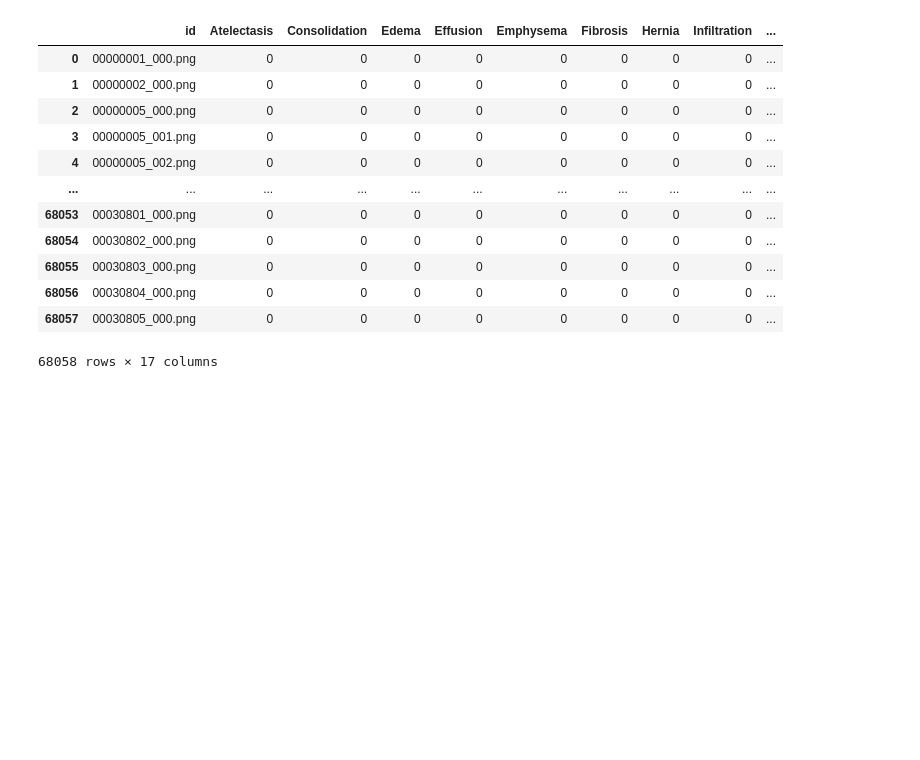
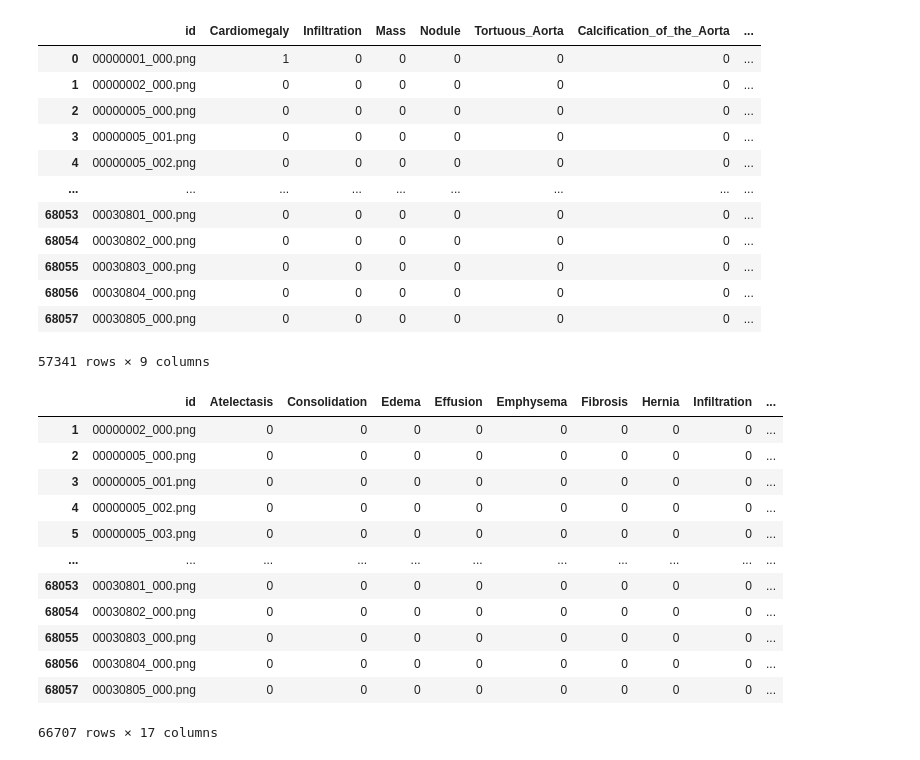
Before and after one commit to JacksonKehoe/LungCancerDetection, a Jupyter notebook: rough_notebook.ipynb, the cells around one changed output. Saved outputs shown, nothing was run; the diff lists cells and outputs as text; code cells hidden in the pictures; blank space fills up the shorter version.

Commit message:
completed preprocessing of images, ready for test on finding vs no_finding

```diff
--- a/rough_notebook.ipynb
+++ b/rough_notebook.ipynb
@@ -35,61 +35,77 @@ df_label_train.rename(columns = {'Tortuous Aorta':'Tortuous_Aorta'}, inplace = T
 df_label_train.rename(columns = {'Calcification of the Aorta':'Calcification_of_the_Aorta'}, inplace = True)
 df_label_test.rename(columns = {'No Finding':'No_Finding'}, inplace = True)
 df_label_test.rename(columns = {'Subcutaneous Emphysema':'Subcutaneous_Emphysema'}, inplace = True)
 df_label_test.rename(columns = {'Tortuous Aorta':'Tortuous_Aorta'}, inplace = True)
 df_label_test.rename(columns = {'Calcification of the Aorta':'Calcification_of_the_Aorta'}, inplace = True)
 df_balanced_test.rename(columns = {'No Finding':'No_Finding'}, inplace = True)
 df_balanced_test.rename(columns = {'Subcutaneous Emphysema':'Subcutaneous_Emphysema'}, inplace = True)
 df_balanced_test.rename(columns = {'Tortuous Aorta':'Tortuous_Aorta'}, inplace = True)
 df_balanced_test.rename(columns = {'Calcification of the Aorta':'Calcification_of_the_Aorta'}, inplace = True)
 df_balanced_val.rename(columns = {'No Finding':'No_Finding'}, inplace = True)
 df_balanced_val.rename(columns = {'Subcutaneous Emphysema':'Subcutaneous_Emphysema'}, inplace = True)
 df_balanced_val.rename(columns = {'Tortuous Aorta':'Tortuous_Aorta'}, inplace = True)
 df_balanced_val.rename(columns = {'Calcification of the Aorta':'Calcification_of_the_Aorta'}, inplace = True)
 
 #create new dataframes that contain solely heart issues
 #include columns only with heart related labels
 #remove rows where all values are zero (no finding == 0 -> condition)
 #cant do one liner for dropping so have to use conditional drop
 df_label_train_heart = df_label_train[["id", "Cardiomegaly", "Infiltration", "Mass", "Nodule", "Tortuous_Aorta", "Calcification_of_the_Aorta", "No_Finding", "subject_id"]]
-df_label_train_heart = df_label_train_heart.drop(df_label_train_heart[(df_label_train_heart.Cardiomegaly == 0) & (df_label_train_heart.Infiltration == 0) & (df_label_train_heart.Mass == 0) & (df_label_train_heart.Nodule == 0) & (df_label_train_heart.Tortuous_Aorta == 0) & (df_label_train_heart.Calcification_of_the_Aorta == 0) &(df_label_train_heart.No_Finding == 0) ].index)
+df_label_train_heart = df_label_train_heart.drop(df_label_train_heart[(df_label_train_heart.Cardiomegaly == 0) & (df_label_train_heart.Infiltration == 0) & (df_label_train_heart.Mass == 0) & (df_label_train_heart.Nodule == 0) & (df_label_train_heart.Tortuous_Aorta == 0) & (df_label_train_heart.Calcification_of_the_Aorta == 0) & (df_label_train_heart.No_Finding == 0) ].index)
 df_label_test_heart = df_label_test[["id", "Cardiomegaly", "Infiltration", "Mass", "Nodule", "Tortuous_Aorta", "Calcification_of_the_Aorta", "No_Finding", "subject_id"]]
-df_label_test_heart = df_label_test_heart.drop(df_label_test_heart[(df_label_test_heart.Cardiomegaly == 0) & (df_label_test_heart.Infiltration == 0) & (df_label_test_heart.Mass == 0) & (df_label_test_heart.Nodule == 0) & (df_label_test_heart.Tortuous_Aorta == 0) & (df_label_test_heart.Calcification_of_the_Aorta == 0) &(df_label_test_heart.No_Finding == 0) ].index)
+df_label_test_heart = df_label_test_heart.drop(df_label_test_heart[(df_label_test_heart.Cardiomegaly == 0) & (df_label_test_heart.Infiltration == 0) & (df_label_test_heart.Mass == 0) & (df_label_test_heart.Nodule == 0) & (df_label_test_heart.Tortuous_Aorta == 0) & (df_label_test_heart.Calcification_of_the_Aorta == 0) & (df_label_test_heart.No_Finding == 0) ].index)
 df_balanced_test_heart = df_balanced_test[["id", "Cardiomegaly", "Infiltration", "Mass", "Nodule", "Tortuous_Aorta", "Calcification_of_the_Aorta", "No_Finding", "subject_id"]]
-df_balanced_test_heart = df_balanced_test_heart.drop(df_balanced_test_heart[(df_balanced_test_heart.Cardiomegaly == 0) & (df_balanced_test_heart.Infiltration == 0) & (df_balanced_test_heart.Mass == 0) & (df_balanced_test_heart.Nodule == 0) & (df_balanced_test_heart.Tortuous_Aorta == 0) & (df_balanced_test_heart.Calcification_of_the_Aorta == 0) &(df_balanced_test_heart.No_Finding == 0) ].index)
+df_balanced_test_heart = df_balanced_test_heart.drop(df_balanced_test_heart[(df_balanced_test_heart.Cardiomegaly == 0) & (df_balanced_test_heart.Infiltration == 0) & (df_balanced_test_heart.Mass == 0) & (df_balanced_test_heart.Nodule == 0) & (df_balanced_test_heart.Tortuous_Aorta == 0) & (df_balanced_test_heart.Calcification_of_the_Aorta == 0) & (df_balanced_test_heart.No_Finding == 0) ].index)
 df_balanced_val_heart = df_balanced_val[["id", "Cardiomegaly", "Infiltration", "Mass", "Nodule", "Tortuous_Aorta", "Calcification_of_the_Aorta", "No_Finding", "subject_id"]]
-df_balanced_val_heart = df_balanced_val_heart.drop(df_balanced_val_heart[(df_balanced_val_heart.Cardiomegaly == 0) & (df_balanced_val_heart.Infiltration == 0) & (df_balanced_val_heart.Mass == 0) & (df_balanced_val_heart.Nodule == 0) & (df_balanced_val_heart.Tortuous_Aorta == 0) & (df_balanced_val_heart.Calcification_of_the_Aorta == 0) &(df_balanced_val_heart.No_Finding == 0) ].index)
+df_balanced_val_heart = df_balanced_val_heart.drop(df_balanced_val_heart[(df_balanced_val_heart.Cardiomegaly == 0) & (df_balanced_val_heart.Infiltration == 0) & (df_balanced_val_heart.Mass == 0) & (df_balanced_val_heart.Nodule == 0) & (df_balanced_val_heart.Tortuous_Aorta == 0) & (df_balanced_val_heart.Calcification_of_the_Aorta == 0) & (df_balanced_val_heart.No_Finding == 0) ].index)
+display(df_label_train_heart)
 
 # #create new dataframes that contain solely lung issues (what we are currently concerned with)
 # #include columns only with lung related labels
 # #remove rows where all values are zero
 df_label_train_lung = df_label_train[["id", "Atelectasis", "Consolidation", "Edema", "Effusion", "Emphysema", "Fibrosis", "Hernia", "Infiltration", "Mass", "Nodule", "Pleural_Thickening", "Pneumonia", "Pneumothorax", "Pneumomediastinum", "No_Finding", "subject_id"]]
-df_label_test_lung = [["id", "Atelectasis", "Consolidation", "Edema", "Effusion", "Emphysema", "Fibrosis", "Hernia", "Infiltration", "Mass", "Nodule", "Pleural_Thickening", "Pneumonia", "Pneumothorax", "Pneumomediastinum", "No_Finding", "subject_id"]]
-df_balanced_test_lung = [["id", "Atelectasis", "Consolidation", "Edema", "Effusion", "Emphysema", "Fibrosis", "Hernia", "Infiltration", "Mass", "Nodule", "Pleural_Thickening", "Pneumonia", "Pneumothorax", "Pneumomediastinum", "No_Finding", "subject_id"]]
-df_balanced_val_lung = [["id", "Atelectasis", "Consolidation", "Edema", "Effusion", "Emphysema", "Fibrosis", "Hernia", "Infiltration", "Mass", "Nodule", "Pleural_Thickening", "Pneumonia", "Pneumothorax", "Pneumomediastinum", "No_Finding", "subject_id"]]
+df_label_train_lung = df_label_train_lung.drop(df_label_train_lung[(df_label_train_lung.Atelectasis == 0) & (df_label_train_lung.Consolidation == 0) & (df_label_train_lung.Edema == 0) & (df_label_train_lung.Effusion == 0) & (df_label_train_lung.Emphysema == 0) & (df_label_train_lung.Fibrosis == 0) & (df_label_train_lung.Hernia == 0) & (df_label_train_lung.Infiltration == 0) & (df_label_train_lung.Mass == 0) & (df_label_train_lung.Nodule == 0) & (df_label_train_lung.Pleural_Thickening == 0) & (df_label_train_lung.Pneumonia == 0) & (df_label_train_lung.Pneumothorax == 0)& (df_label_train_lung.Pneumomediastinum == 0) & (df_label_train_lung.No_Finding == 0)].index)
+df_label_test_lung = df_label_test[["id", "Atelectasis", "Consolidation", "Edema", "Effusion", "Emphysema", "Fibrosis", "Hernia", "Infiltration", "Mass", "Nodule", "Pleural_Thickening", "Pneumonia", "Pneumothorax", "Pneumomediastinum", "No_Finding", "subject_id"]]
+df_label_test_lung = df_label_test_lung.drop(df_label_test_lung[(df_label_test_lung.Atelectasis == 0) & (df_label_test_lung.Consolidation == 0) & (df_label_test_lung.Edema == 0) & (df_label_test_lung.Effusion == 0) & (df_label_test_lung.Emphysema == 0) & (df_label_test_lung.Fibrosis == 0) & (df_label_test_lung.Hernia == 0) & (df_label_test_lung.Infiltration == 0) & (df_label_test_lung.Mass == 0) & (df_label_test_lung.Nodule == 0) & (df_label_test_lung.Pleural_Thickening == 0) & (df_label_test_lung.Pneumonia == 0) & (df_label_test_lung.Pneumothorax == 0)& (df_label_test_lung.Pneumomediastinum == 0) & (df_label_test_lung.No_Finding == 0)].index)
+df_balanced_test_lung = df_balanced_test[["id", "Atelectasis", "Consolidation", "Edema", "Effusion", "Emphysema", "Fibrosis", "Hernia", "Infiltration", "Mass", "Nodule", "Pleural_Thickening", "Pneumonia", "Pneumothorax", "Pneumomediastinum", "No_Finding", "subject_id"]]
+df_balanced_test_lung = df_balanced_test_lung.drop(df_balanced_test_lung[(df_balanced_test_lung.Atelectasis == 0) & (df_balanced_test_lung.Consolidation == 0) & (df_balanced_test_lung.Edema == 0) & (df_balanced_test_lung.Effusion == 0) & (df_balanced_test_lung.Emphysema == 0) & (df_balanced_test_lung.Fibrosis == 0) & (df_balanced_test_lung.Hernia == 0) & (df_balanced_test_lung.Infiltration == 0) & (df_balanced_test_lung.Mass == 0) & (df_balanced_test_lung.Nodule == 0) & (df_balanced_test_lung.Pleural_Thickening == 0) & (df_balanced_test_lung.Pneumonia == 0) & (df_balanced_test_lung.Pneumothorax == 0) & (df_balanced_test_lung.Pneumomediastinum == 0) & (df_balanced_test_lung.No_Finding == 0)].index)
+df_balanced_val_lung = df_balanced_val[["id", "Atelectasis", "Consolidation", "Edema", "Effusion", "Emphysema", "Fibrosis", "Hernia", "Infiltration", "Mass", "Nodule", "Pleural_Thickening", "Pneumonia", "Pneumothorax", "Pneumomediastinum", "No_Finding", "subject_id"]]
+df_balanced_val_lung = df_balanced_val_lung.drop(df_balanced_val_lung[(df_balanced_val_lung.Atelectasis == 0) & (df_balanced_val_lung.Consolidation == 0) & (df_balanced_val_lung.Edema == 0) & (df_balanced_val_lung.Effusion == 0) & (df_balanced_val_lung.Emphysema == 0) & (df_balanced_val_lung.Fibrosis == 0) & (df_balanced_val_lung.Hernia == 0) & (df_balanced_val_lung.Infiltration == 0) & (df_balanced_val_lung.Mass == 0) & (df_balanced_val_lung.Nodule == 0) & (df_balanced_val_lung.Pleural_Thickening == 0) & (df_balanced_val_lung.Pneumonia == 0) & (df_balanced_val_lung.Pneumothorax == 0) & (df_balanced_val_lung.Pneumomediastinum == 0) & (df_balanced_val_lung.No_Finding == 0)].index)
 display(df_label_train_lung)
 
-# #saving new dataframes
-# df_label_train_heart.to_csv(csv_path + '', index=False)
-# df_label_test_heart.to_csv(csv_path + '', index=False)
-# df_balanced_test_heart.to_csv(csv_path + '', index=False)
-# df_balanced_val_heart.to_csv(csv_path + '', index=False)
-# df_image_id_heart.to_csv(csv_path + '', index=False)
-# df_label_train_lung.to_csv(csv_path + '', index=False)
-# df_label_test_lung.to_csv(csv_path + '', index=False)
-# df_balanced_test_lung.to_csv(csv_path + '', index=False)
-# df_balanced_val_lung.to_csv(csv_path + '', index=False)
-# df_image_id_lung.to_csv(csv_path + '', index=False)
+#saving new dataframes
+df_label_train_heart.to_csv(csv_path + 'label_train_heart.csv', index=False)
+df_label_test_heart.to_csv(csv_path + 'label_test_heart.csv', index=False)
+df_balanced_test_heart.to_csv(csv_path + 'balanced_test_heart.csv', index=False)
+df_balanced_val_heart.to_csv(csv_path + 'balanced_val_heart.csv', index=False)
+df_label_train_lung.to_csv(csv_path + 'label_train_lung.csv', index=False)
+df_label_test_lung.to_csv(csv_path + 'label_test_lung.csv', index=False)
+df_balanced_test_lung.to_csv(csv_path + 'balanced_test_lung.csv', index=False)
+df_balanced_val_lung.to_csv(csv_path + 'balanced_val_lung.csv', index=False)
 # %% [output]
-|  | id | Atelectasis | Consolidation | Edema | Effusion | Emphysema | Fibrosis | Hernia | Infiltration | ... |
-| 0 | 00000001_000.png | 0 | 0 | 0 | 0 | 0 | 0 | 0 | 0 | ... |
-| 1 | 00000002_000.png | 0 | 0 | 0 | 0 | 0 | 0 | 0 | 0 | ... |
-| 2 | 00000005_000.png | 0 | 0 | 0 | 0 | 0 | 0 | 0 | 0 | ... |
-| 3 | 00000005_001.png | 0 | 0 | 0 | 0 | 0 | 0 | 0 | 0 | ... |
-| 4 | 00000005_002.png | 0 | 0 | 0 | 0 | 0 | 0 | 0 | 0 | ... |
-| ... | ... | ... | ... | ... | ... | ... | ... | ... | ... | ... |
-| 68053 | 00030801_000.png | 0 | 0 | 0 | 0 | 0 | 0 | 0 | 0 | ... |
-| 68054 | 00030802_000.png | 0 | 0 | 0 | 0 | 0 | 0 | 0 | 0 | ... |
-| 68055 | 00030803_000.png | 0 | 0 | 0 | 0 | 0 | 0 | 0 | 0 | ... |
-| 68056 | 00030804_000.png | 0 | 0 | 0 | 0 | 0 | 0 | 0 | 0 | ... |
-| 68057 | 00030805_000.png | 0 | 0 | 0 | 0 | 0 | 0 | 0 | 0 | ... |
+|  | id | Cardiomegaly | Infiltration | Mass | Nodule | Tortuous_Aorta | Calcification_of_the_Aorta | ... |
+| 0 | 00000001_000.png | 1 | 0 | 0 | 0 | 0 | 0 | ... |
+| 1 | 00000002_000.png | 0 | 0 | 0 | 0 | 0 | 0 | ... |
+| 2 | 00000005_000.png | 0 | 0 | 0 | 0 | 0 | 0 | ... |
+| 3 | 00000005_001.png | 0 | 0 | 0 | 0 | 0 | 0 | ... |
+| 4 | 00000005_002.png | 0 | 0 | 0 | 0 | 0 | 0 | ... |
+| ... | ... | ... | ... | ... | ... | ... | ... | ... |
+| 68053 | 00030801_000.png | 0 | 0 | 0 | 0 | 0 | 0 | ... |
+| 68054 | 00030802_000.png | 0 | 0 | 0 | 0 | 0 | 0 | ... |
+| 68055 | 00030803_000.png | 0 | 0 | 0 | 0 | 0 | 0 | ... |
+| 68056 | 00030804_000.png | 0 | 0 | 0 | 0 | 0 | 0 | ... |
+| 68057 | 00030805_000.png | 0 | 0 | 0 | 0 | 0 | 0 | ... |
-68058 rows × 17 columns
+57341 rows × 9 columns
+|  | id | Atelectasis | Consolidation | Edema | Effusion | Emphysema | Fibrosis | Hernia | Infiltration | ... |
+| 1 | 00000002_000.png | 0 | 0 | 0 | 0 | 0 | 0 | 0 | 0 | ... |
+| 2 | 00000005_000.png | 0 | 0 | 0 | 0 | 0 | 0 | 0 | 0 | ... |
+| 3 | 00000005_001.png | 0 | 0 | 0 | 0 | 0 | 0 | 0 | 0 | ... |
+| 4 | 00000005_002.png | 0 | 0 | 0 | 0 | 0 | 0 | 0 | 0 | ... |
+| 5 | 00000005_003.png | 0 | 0 | 0 | 0 | 0 | 0 | 0 | 0 | ... |
+| ... | ... | ... | ... | ... | ... | ... | ... | ... | ... | ... |
+| 68053 | 00030801_000.png | 0 | 0 | 0 | 0 | 0 | 0 | 0 | 0 | ... |
+| 68054 | 00030802_000.png | 0 | 0 | 0 | 0 | 0 | 0 | 0 | 0 | ... |
+| 68055 | 00030803_000.png | 0 | 0 | 0 | 0 | 0 | 0 | 0 | 0 | ... |
+| 68056 | 00030804_000.png | 0 | 0 | 0 | 0 | 0 | 0 | 0 | 0 | ... |
+| 68057 | 00030805_000.png | 0 | 0 | 0 | 0 | 0 | 0 | 0 | 0 | ... |
+66707 rows × 17 columns
```
Also changed, not shown: parts of 19 cells of this notebook.
